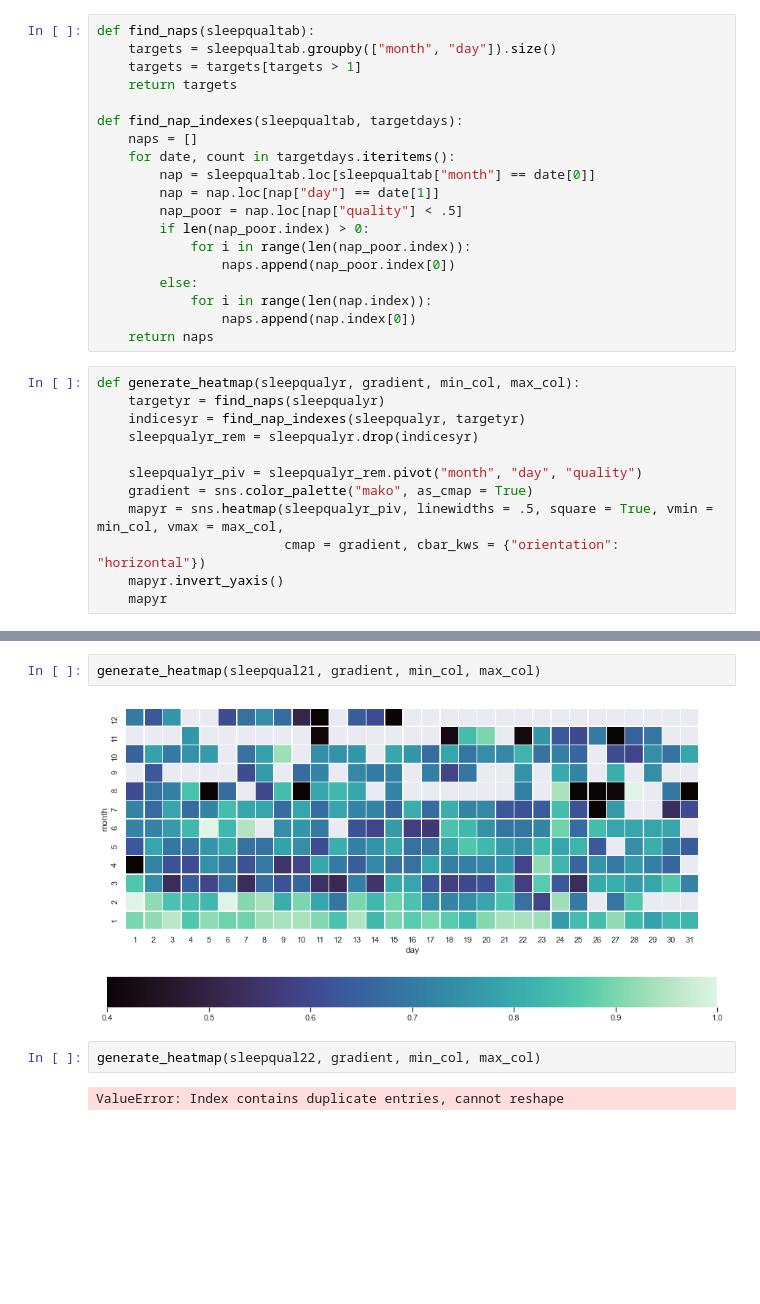
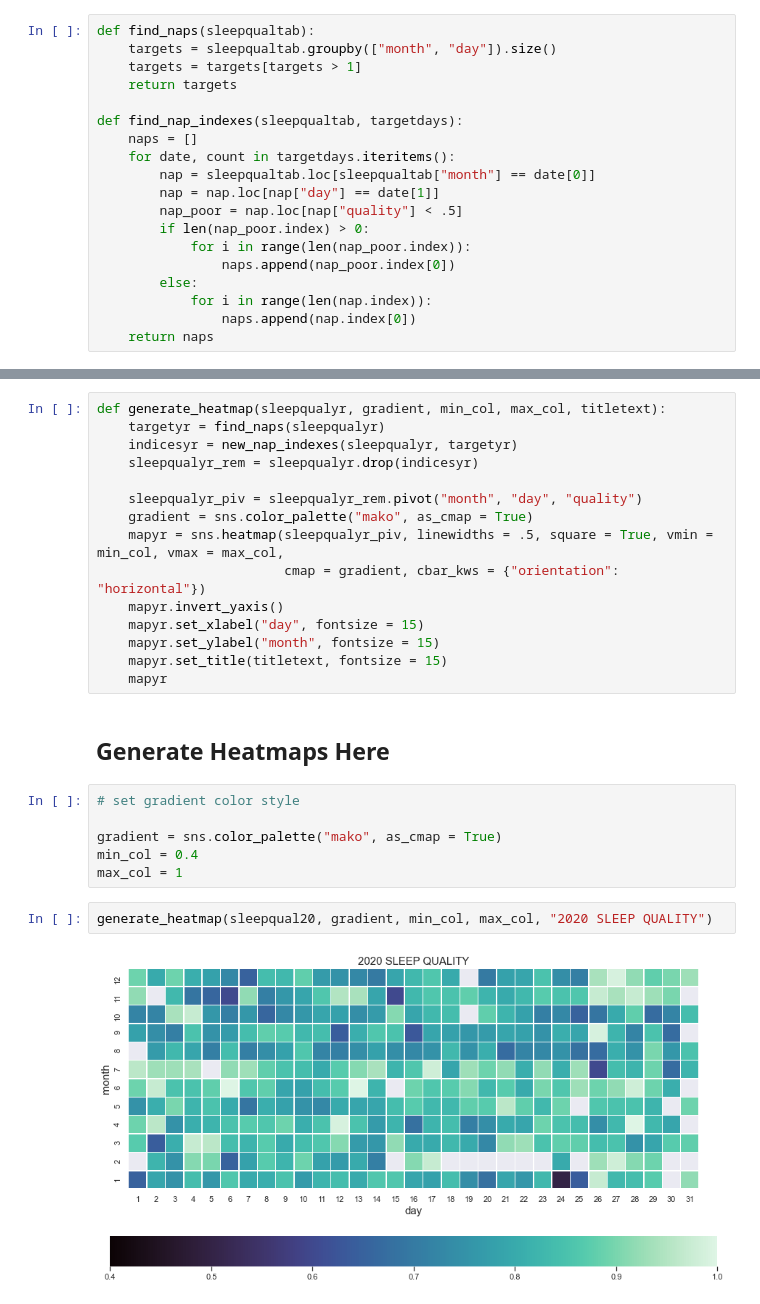
Before and after one commit to annegv/sleepvs, a Jupyter notebook: 0_sleep.ipynb, the cells around one changed output, grey strips where cells are left out. Saved outputs shown, nothing was run; the diff lists cells and outputs as text; blank space fills up the shorter version.

Commit message:
sleep quality heatmap duplicate issue fixed and graphs finalized

```diff
--- a/0_sleep.ipynb
+++ b/0_sleep.ipynb
@@ -59,15 +84,3 @@ def find_nap_indexes(sleepqualtab, targetdays):
             for i in range(len(nap.index)):
                 naps.append(nap.index[0])
     return naps
-# %%
-def generate_heatmap(sleepqualyr, gradient, min_col, max_col):
-    targetyr = find_naps(sleepqualyr)
-    indicesyr = find_nap_indexes(sleepqualyr, targetyr)
-    sleepqualyr_rem = sleepqualyr.drop(indicesyr)
-
-    sleepqualyr_piv = sleepqualyr_rem.pivot("month", "day", "quality")
-    gradient = sns.color_palette("mako", as_cmap = True)
-    mapyr = sns.heatmap(sleepqualyr_piv, linewidths = .5, square = True, vmin = min_col, vmax = max_col,
-                        cmap = gradient, cbar_kws = {"orientation": "horizontal"})
-    mapyr.invert_yaxis()
-    mapyr
@@ -86,8 +87,27 @@ generate_heatmap(sleepqual20, gradient, min_col, max_col)
-# %%
-generate_heatmap(sleepqual21, gradient, min_col, max_col)
-# %% [output]
-[figure, removed]
-# %%
-generate_heatmap(sleepqual22, gradient, min_col, max_col)
-# %% [output]
-ValueError: Index contains duplicate entries, cannot reshape
+# %%
+def generate_heatmap(sleepqualyr, gradient, min_col, max_col, titletext):
+    targetyr = find_naps(sleepqualyr)
+    indicesyr = new_nap_indexes(sleepqualyr, targetyr)
+    sleepqualyr_rem = sleepqualyr.drop(indicesyr)
+
+    sleepqualyr_piv = sleepqualyr_rem.pivot("month", "day", "quality")
+    gradient = sns.color_palette("mako", as_cmap = True)
+    mapyr = sns.heatmap(sleepqualyr_piv, linewidths = .5, square = True, vmin = min_col, vmax = max_col,
+                        cmap = gradient, cbar_kws = {"orientation": "horizontal"})
+    mapyr.invert_yaxis()
+    mapyr.set_xlabel("day", fontsize = 15)
+    mapyr.set_ylabel("month", fontsize = 15)
+    mapyr.set_title(titletext, fontsize = 15)
+    mapyr
+# %% [markdown]
+## Generate Heatmaps Here
+# %%
+# set gradient color style
+
+gradient = sns.color_palette("mako", as_cmap = True)
+min_col = 0.4
+max_col = 1
+# %%
+generate_heatmap(sleepqual20, gradient, min_col, max_col, "2020 SLEEP QUALITY")
+# %% [output]
+[figure, added]
```
Also changed, not shown: parts of 6 cells of this notebook.
